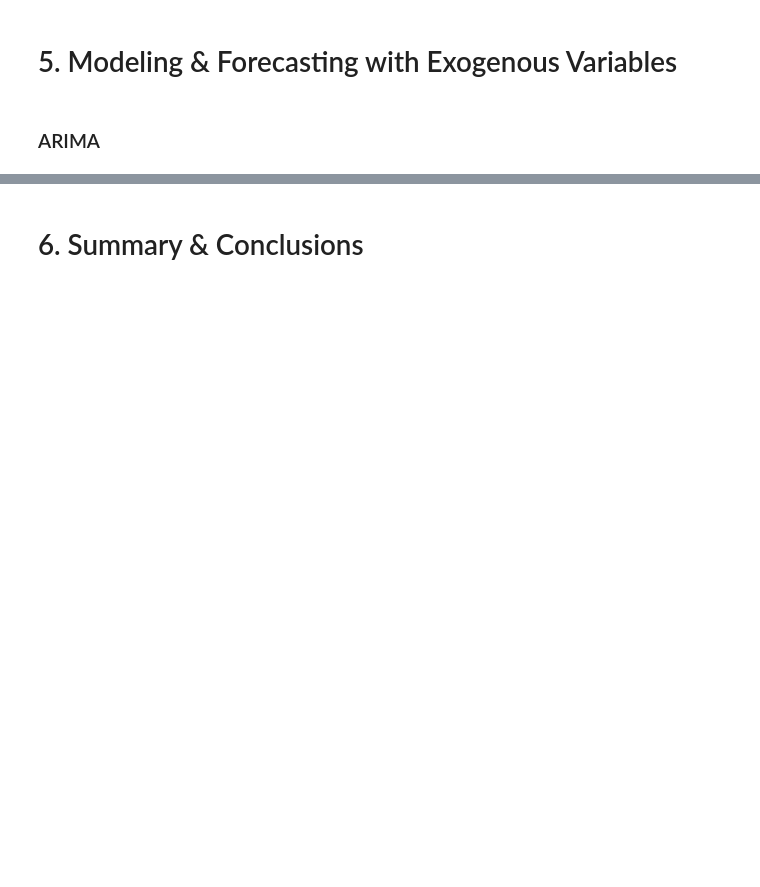
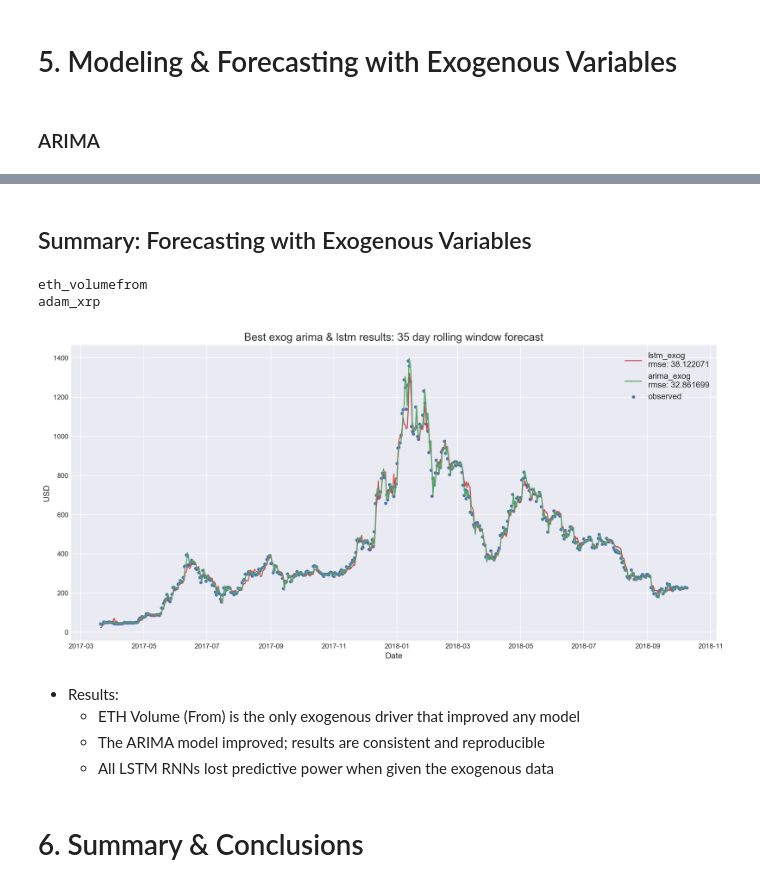
Before and after one commit to brianmcguckin/thinkful_final_capstone, a Jupyter notebook: Ethereum Time Series Analysis.ipynb, the cells around one changed output, grey strips where cells are left out. Saved outputs shown, nothing was run; the diff lists cells and outputs as text; code cells hidden in the pictures; blank space fills up the shorter version.

```diff
--- a/Ethereum Time Series Analysis.ipynb
+++ b/Ethereum Time Series Analysis.ipynb
@@ -1243,7 +1321,7 @@ xmr_close
 gc_reverse_all = {}
 gc_reverse_sig = []
 
-for col in exog_all_df.columns:
+for col in exog_all.columns:
     results = granger_causality(exog_all['{}'.format(col)], ts.eth_close)
     gc_reverse_all.update({col:results})
     for key, value in results.items():
@@ -1665,0 +1492,13 @@ plt.show()
+# %%
+X_xrp_close = exog_coins.xrp_close.copy()
+X_xrp_close = pd.concat([X_xrp_close, ts.eth_close], axis=1)
+
+X_xrp = X_xrp_close.shift(1).copy().dropna()
+y = X_xrp_close.eth_close[1:]
+
+scaler = MinMaxScaler(feature_range=(0,1))
+X_xrp_scaled = scaler.fit_transform(X_xrp.values)
+y = scaler.fit_transform(np.array(y).reshape(-1,1))
+
+X_xrp = shape_data(X_xrp_scaled)
+print(X_xrp.shape, y.shape)
@@ -1666,3 +1698,53 @@ plt.show()
+# %% [markdown]
+<a id='exog_summary'></a>
+## Summary: Forecasting with Exogenous Variables
+# %%
+print(min(exog_arima_rmse, key=exog_arima_rmse.get))
+print(min(lstm_exog_rmse, key=lstm_exog_rmse.get))
+# %% [output]
+eth_volumefrom
+adam_xrp
+# %%
+# best arima exog vs. best lstm exog
+best_arima_exog = exog_arima_results['eth_volumefrom']
+best_lstm_exog = adam_xrp
+
+fig, ax = plt.subplots(figsize=figsize1, dpi=dpi)
+# lstm forecast
+ax.plot(
+    ts.eth_close[-len(best_lstm_exog):].index,
+    np.array(best_lstm_exog).reshape(len(best_lstm_exog),),
+    label="lstm_exog\nrmse: {:.6f}".format(lstm_rmse(best_lstm_exog)),
+    c=colors[2]
+)
+# arima forecast
+ax.plot(
+    ts.eth_close[-len(best_arima_exog[0]):].index,
+    best_arima_exog[0],
+    label="arima_exog\nrmse: {:.6f}".format(rmse(ts.eth_close[1 + window:], best_arima_exog[0])),
+    c=colors[1]
+)
+# observed
+ax.scatter(
+    ts.eth_close[-len(best_lstm_exog):].index,
+    ts.eth_close.values[-len(best_lstm_exog):],
+    label="observed",
+    c=colors[0],
+    s=14
+)
+#plt.setp(ax.lines, linewidth=1.5)
+ax.set_title("Best exog arima & lstm results: {} day rolling window forecast".format(window), size=title_fontsize)
+ax.set_xlabel("Date", size=ax_fontsize)
+ax.set_ylabel("USD", size=ax_fontsize)
+ax.legend(prop={'size':ax_fontsize})
+plt.show()
+# %% [output]
+[figure, added]
+# %% [markdown]
+- Results:
+    - ETH Volume (From) is the only exogenous driver that improved any model
+    - The ARIMA model improved; results are consistent and reproducible
+    - All LSTM RNNs lost predictive power when given the exogenous data
 # %% [markdown]
 # 6. Summary & Conclusions
 # %%
```
Also changed, not shown: parts of 75 cells of this notebook.
